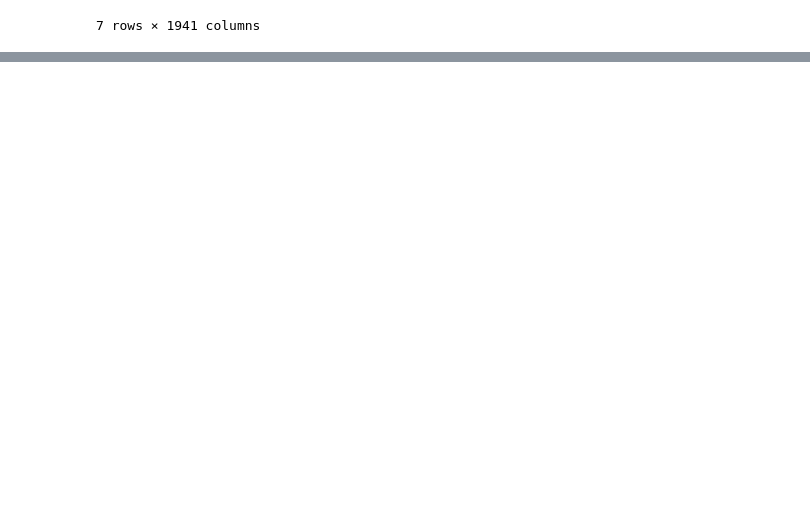
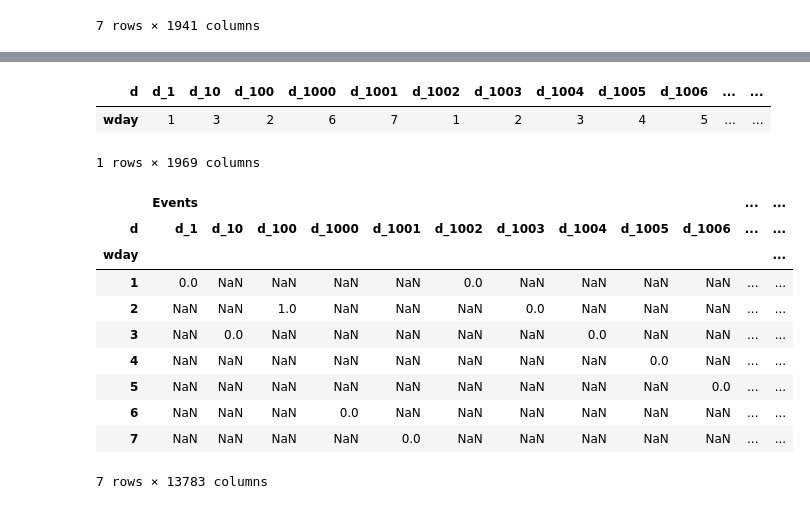
Before and after one commit to krishnans14/Joinhowdy_projects, a Jupyter notebook: M5_Competition_EDA.ipynb, the cells around one changed output, grey strips where cells are left out. Saved outputs shown, nothing was run; the diff lists cells and outputs as text; code cells hidden in the pictures; blank space fills up the shorter version.

```diff
--- a/M5_Competition_EDA.ipynb
+++ b/M5_Competition_EDA.ipynb
@@ -981,0 +1012,20 @@ Update: 21 Jan 2021
+# %%
+pd.pivot_table(cal_df, columns= 'd', values='wday')
+# %% [output]
+| d | d_1 | d_10 | d_100 | d_1000 | d_1001 | d_1002 | d_1003 | d_1004 | d_1005 | d_1006 | ... | ... |
+| wday | 1 | 3 | 2 | 6 | 7 | 1 | 2 | 3 | 4 | 5 | ... | ... |
+1 rows × 1969 columns
+# %%
+pd.pivot_table(cal_df, columns= 'd', index='wday')
+# %% [output]
+|  | Events |  |  |  |  |  |  |  |  |  | ... | ... |
+| d | d_1 | d_10 | d_100 | d_1000 | d_1001 | d_1002 | d_1003 | d_1004 | d_1005 | d_1006 | ... | ... |
+| wday |  |  |  |  |  |  |  |  |  |  |  | ... |
+| 1 | 0.0 | NaN | NaN | NaN | NaN | 0.0 | NaN | NaN | NaN | NaN | ... | ... |
+| 2 | NaN | NaN | 1.0 | NaN | NaN | NaN | 0.0 | NaN | NaN | NaN | ... | ... |
+| 3 | NaN | 0.0 | NaN | NaN | NaN | NaN | NaN | 0.0 | NaN | NaN | ... | ... |
+| 4 | NaN | NaN | NaN | NaN | NaN | NaN | NaN | NaN | 0.0 | NaN | ... | ... |
+| 5 | NaN | NaN | NaN | NaN | NaN | NaN | NaN | NaN | NaN | 0.0 | ... | ... |
+| 6 | NaN | NaN | NaN | 0.0 | NaN | NaN | NaN | NaN | NaN | NaN | ... | ... |
+| 7 | NaN | NaN | NaN | NaN | 0.0 | NaN | NaN | NaN | NaN | NaN | ... | ... |
+7 rows × 13783 columns
```
Also changed, not shown: parts of 24 cells of this notebook.
